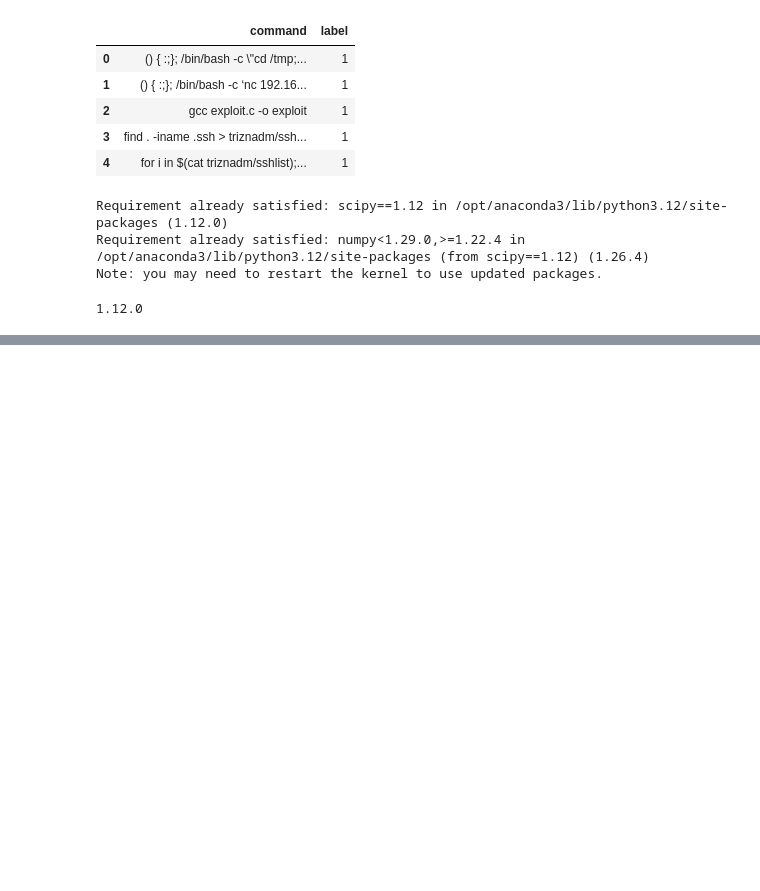
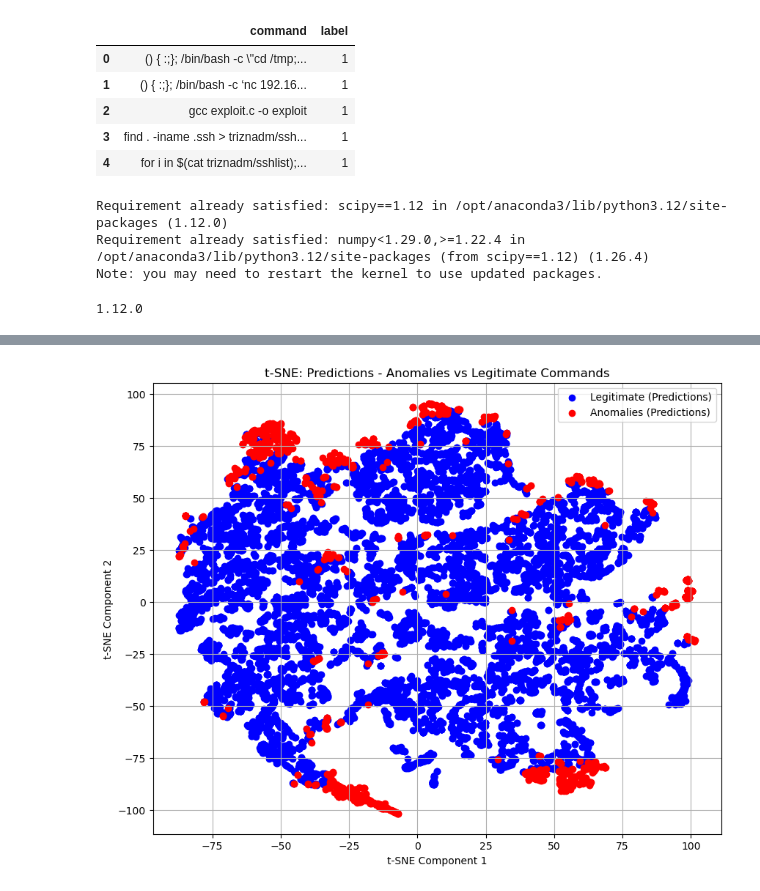
Before and after one commit to g0ldrick/shell-processing-poc, a Jupyter notebook: word2vec.ipynb, the cells around one changed output, grey strips where cells are left out. Cells and saved outputs as stored; diff of their text form; code cells hidden in the pictures; blank space fills up the shorter version.

```diff
--- a/word2vec.ipynb
+++ b/word2vec.ipynb
@@ -138,0 +187,19 @@ plt.show()
+# %%
+from sklearn.manifold import TSNE
+
+tsne = TSNE(n_components=2, random_state=42)
+X_tsne = tsne.fit_transform(X_word2vec)
+
+plt.figure(figsize=(10, 8))
+plt.scatter(X_tsne[data_df['anomaly'] == 1, 0], X_tsne[data_df['anomaly'] == 1, 1], color='blue', label='Legitimate (Predictions)')
+plt.scatter(X_tsne[data_df['anomaly'] == -1, 0], X_tsne[data_df['anomaly'] == -1, 1], color='red', label='Anomalies (Predictions)')
+
+plt.xlabel('t-SNE Component 1')
+plt.ylabel('t-SNE Component 2')
+plt.title('t-SNE: Predictions - Anomalies vs Legitimate Commands')
+plt.legend()
+plt.grid(True)
+
+plt.show()
+# %% [output]
+[figure, added]
```
Also changed, not shown: parts of 9 cells of this notebook, 3 other files.
